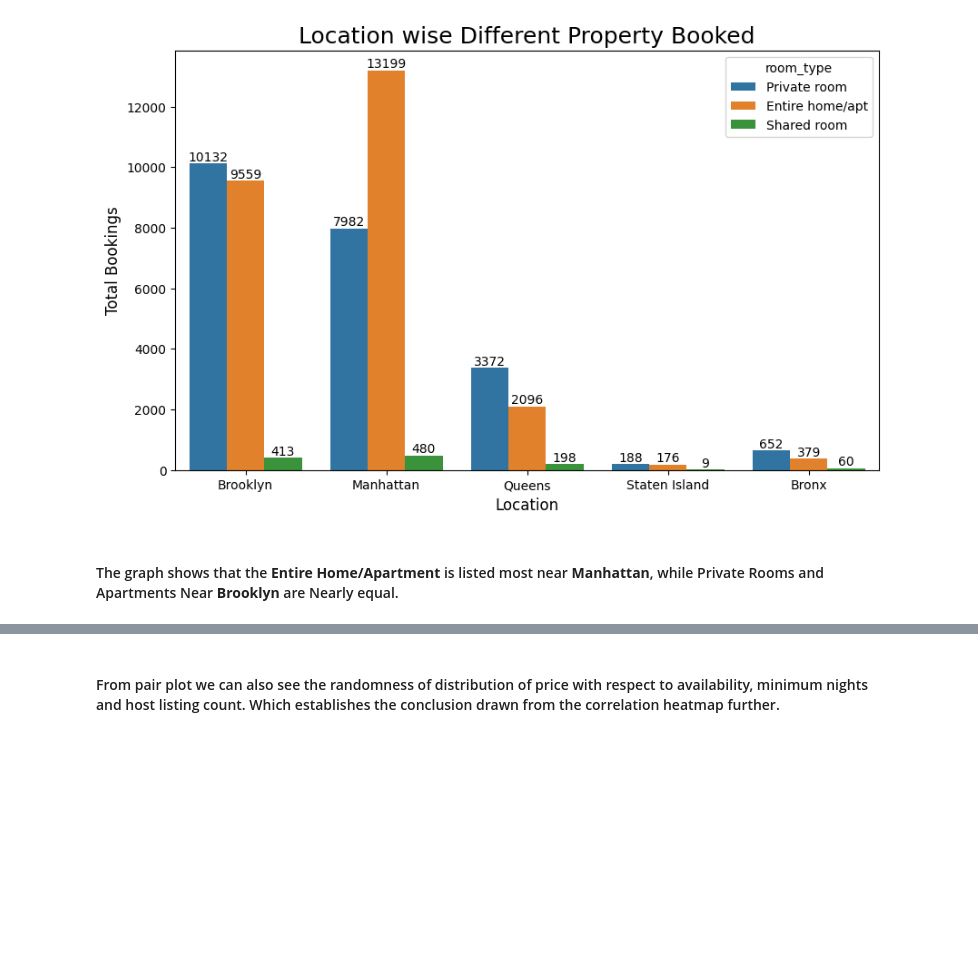
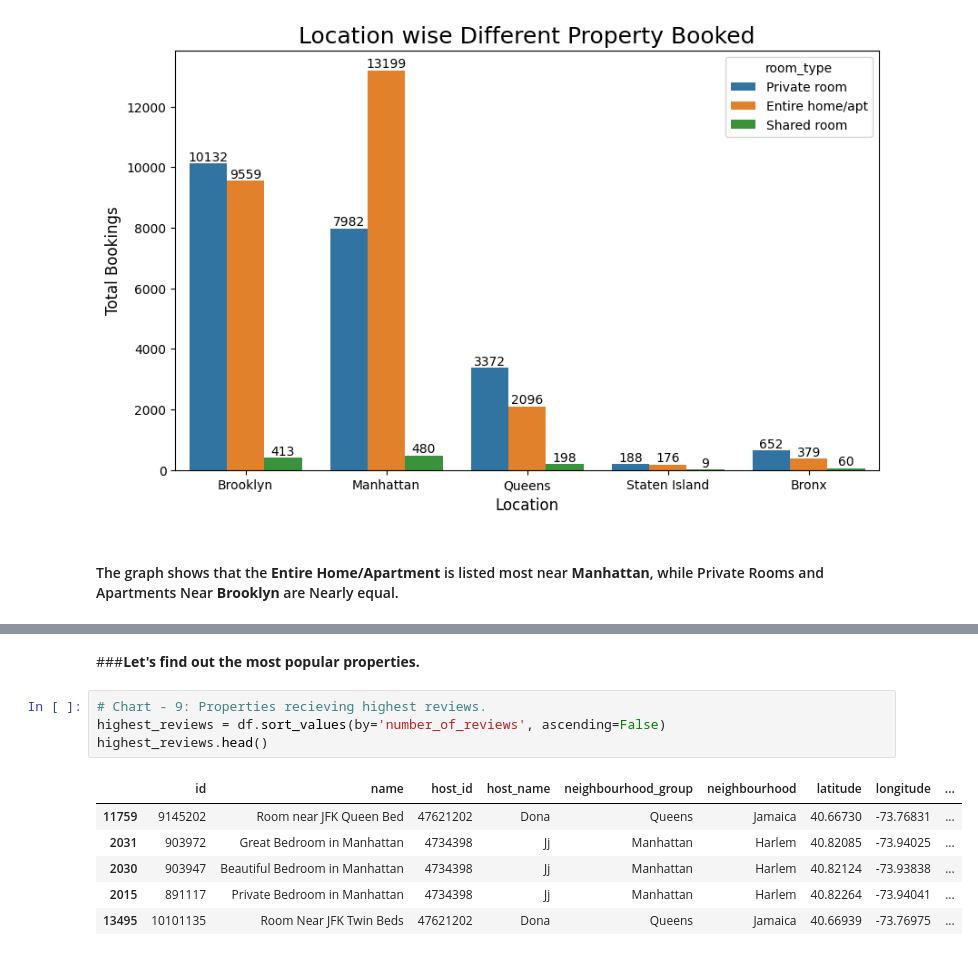
Before and after one commit to 06-pooja/EDA-On-Airbnb, a Jupyter notebook: Personal_colab.ipynb, the cells around one changed output, grey strips where cells are left out. Saved outputs shown, nothing was run; the diff lists cells and outputs as text; blank space fills up the shorter version.

```diff
--- a/Personal_colab.ipynb
+++ b/Personal_colab.ipynb
@@ -403,2 +374,13 @@ plt.show()
-# %% [markdown]
-#### From pair plot we can also see the randomness of distribution of price with respect to availability, minimum nights and host listing count. Which establishes the conclusion drawn from the correlation heatmap further.
+# %% [markdown]
+###**Let's find out the most popular properties.**
+# %%
+# Chart - 9: Properties recieving highest reviews.
+highest_reviews = df.sort_values(by='number_of_reviews', ascending=False)
+highest_reviews.head()
+# %% [output]
+|  | id | name | host_id | host_name | neighbourhood_group | neighbourhood | latitude | longitude | ... |
+| 11759 | 9145202 | Room near JFK Queen Bed | 47621202 | Dona | Queens | Jamaica | 40.66730 | -73.76831 | ... |
+| 2031 | 903972 | Great Bedroom in Manhattan | 4734398 | Jj | Manhattan | Harlem | 40.82085 | -73.94025 | ... |
+| 2030 | 903947 | Beautiful Bedroom in Manhattan | 4734398 | Jj | Manhattan | Harlem | 40.82124 | -73.93838 | ... |
+| 2015 | 891117 | Private Bedroom in Manhattan | 4734398 | Jj | Manhattan | Harlem | 40.82264 | -73.94041 | ... |
+| 13495 | 10101135 | Room Near JFK Twin Beds | 47621202 | Dona | Queens | Jamaica | 40.66939 | -73.76975 | ... |
```
Also changed, not shown: parts of 11 cells of this notebook.
